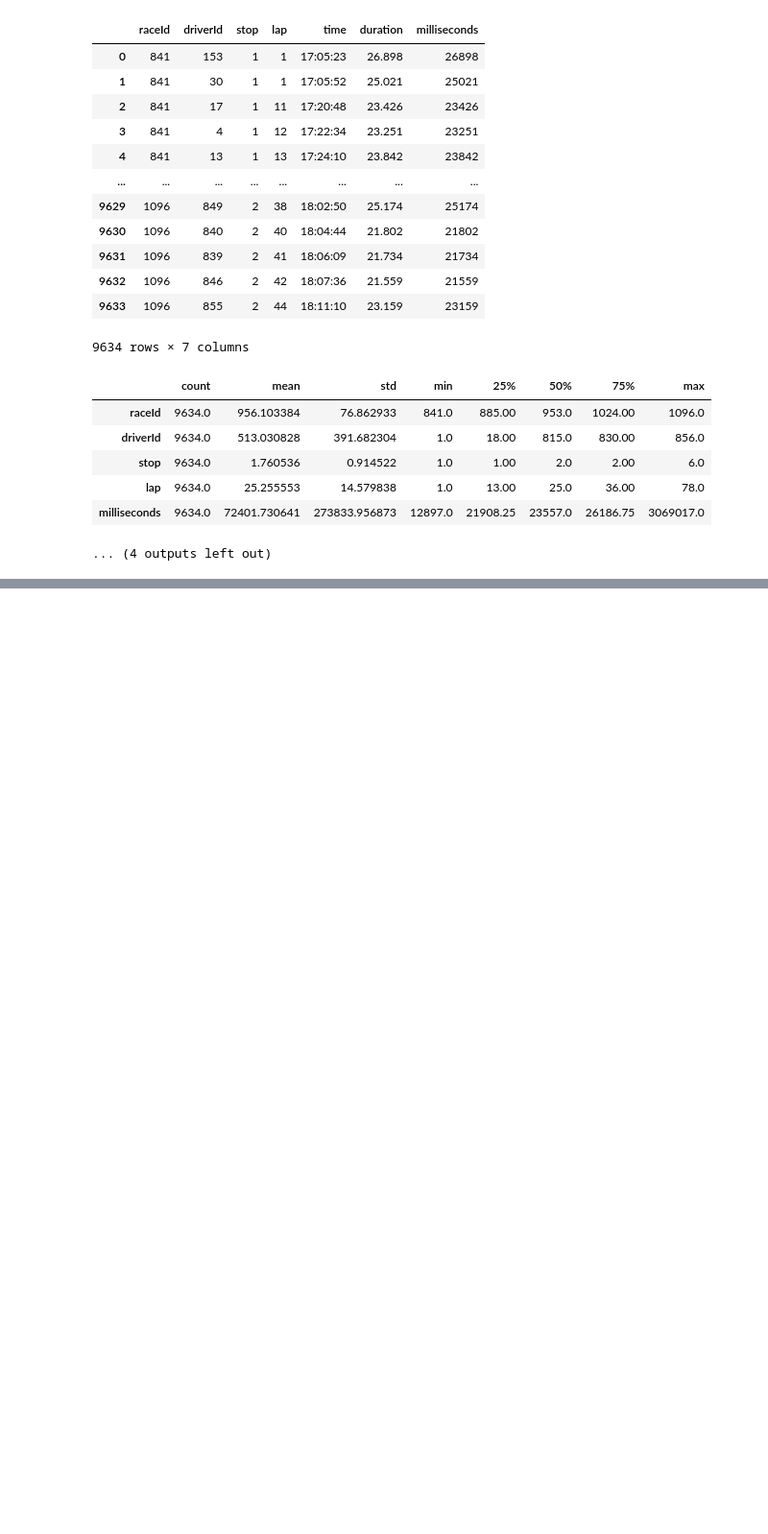
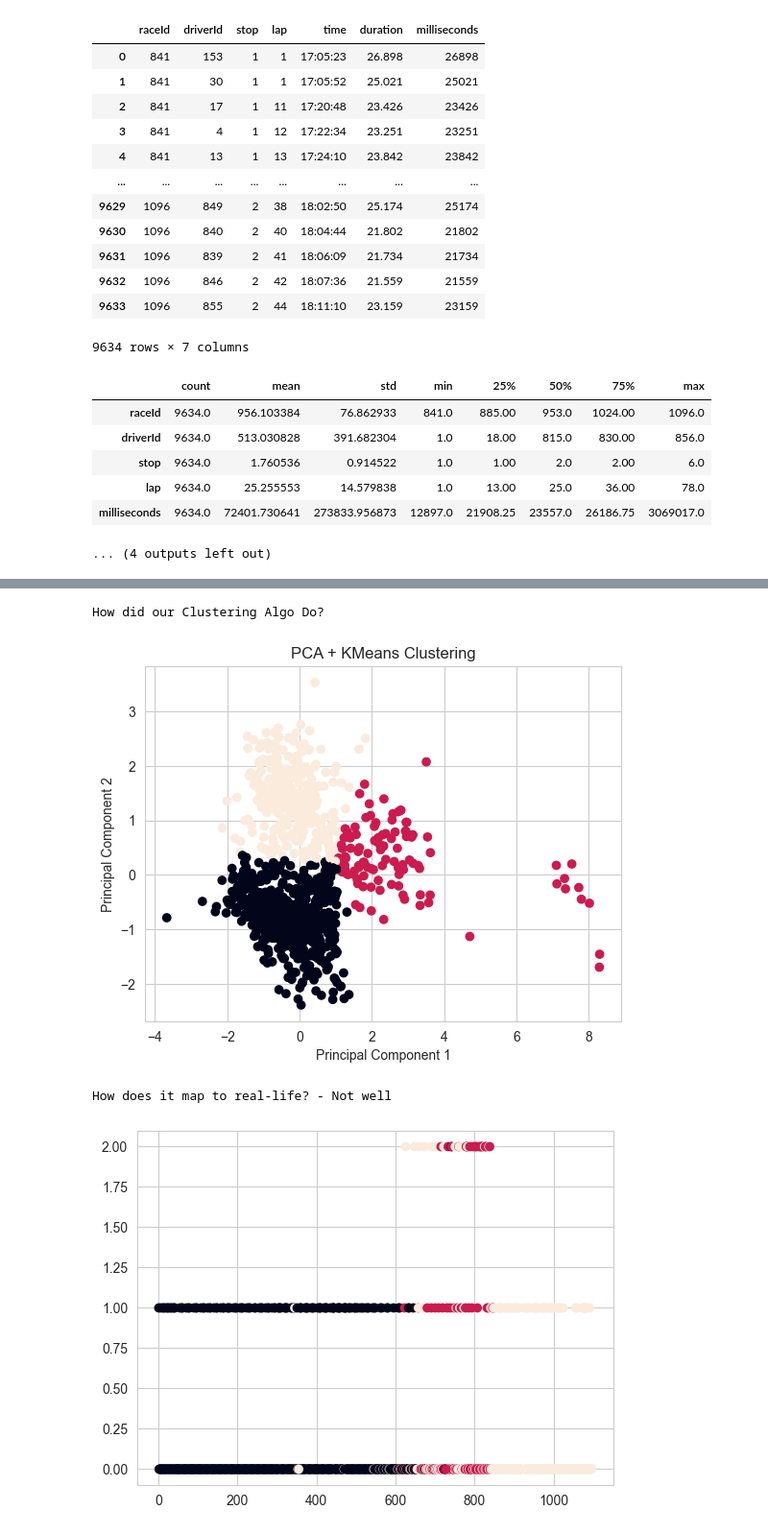
Before and after one commit to arvyz/f1, a Jupyter notebook: f1.ipynb, the cells around one changed output, grey strips where cells are left out. Shown at 96% size. Saved outputs shown, nothing was run; the diff lists cells and outputs as text; code cells hidden in the pictures; blank space fills up the shorter version.

Commit message:
Feature engineering for clustering and initial clustering with Kmeans

```diff
--- a/f1.ipynb
+++ b/f1.ipynb
@@ -379,0 +689,4 @@ First we have to prepare the dataset.  We need to combine the our new data sourc
+# %%
+from sklearn.preprocessing import StandardScaler
+X_std = StandardScaler().fit_transform(X)
+X_std
@@ -379,0 +701,25 @@ First we have to prepare the dataset.  We need to combine the our new data sourc
+# %%
+from sklearn.decomposition import PCA
+from sklearn.cluster import KMeans
+pca = PCA(n_components=2)
+X_pca = pca.fit_transform(X_std)
+
+kmeans = KMeans(n_clusters=3)
+clusters = kmeans.fit_predict(X_pca)
+
+# Visualization
+print("How did our Clustering Algo Do?")
+plt.scatter(X_pca[:, 0], X_pca[:, 1], c=clusters)
+plt.xlabel('Principal Component 1')
+plt.ylabel('Principal Component 2')
+plt.title('PCA + KMeans Clustering')
+plt.show()
+
+print("How does it map to real-life? - Not well")
+plt.scatter(X[:,0],y, c=clusters)
+plt.show()
+# %% [output]
+How did our Clustering Algo Do?
+[figure, added]
+How does it map to real-life? - Not well
+[figure, added]
```
Also changed, not shown: parts of 21 cells of this notebook.
